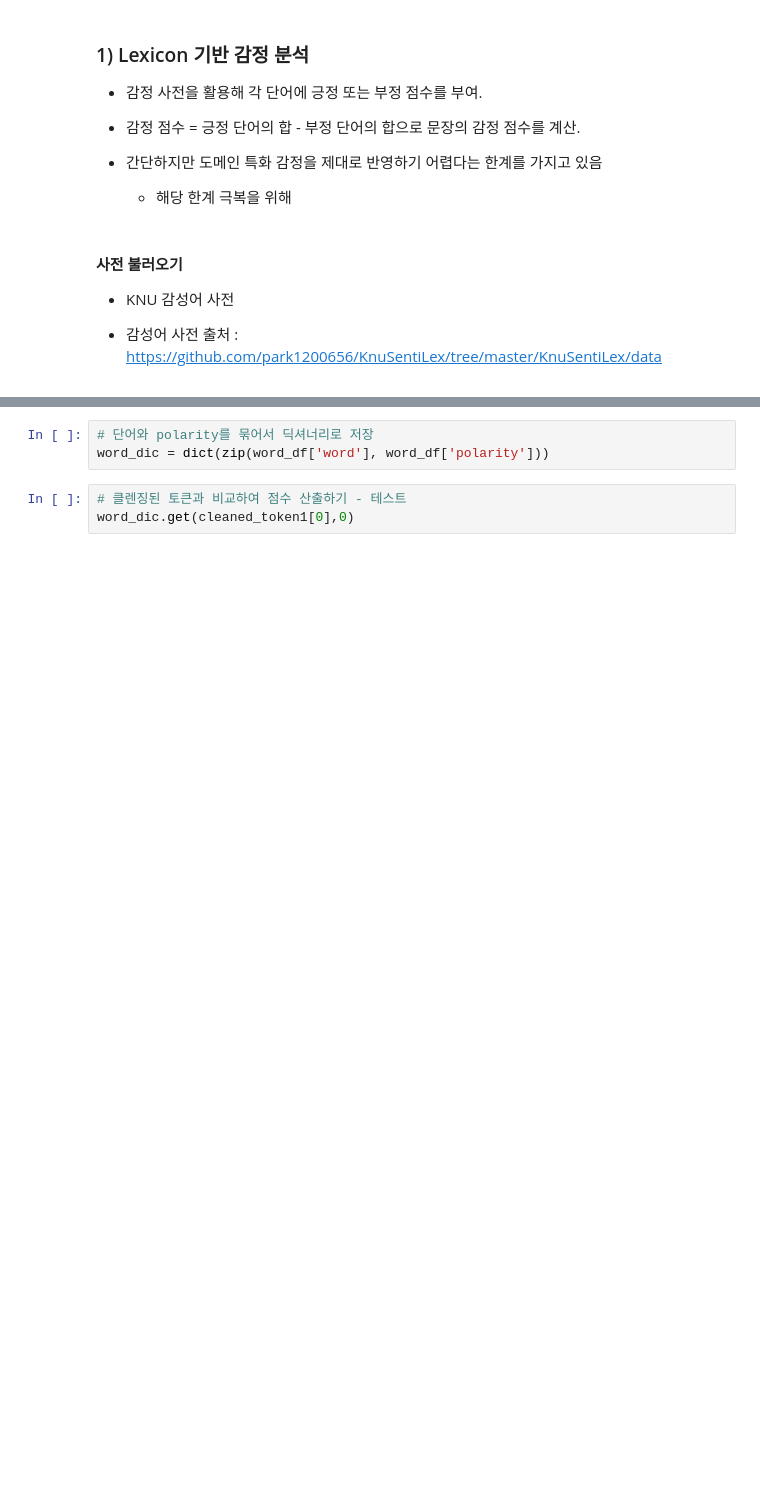
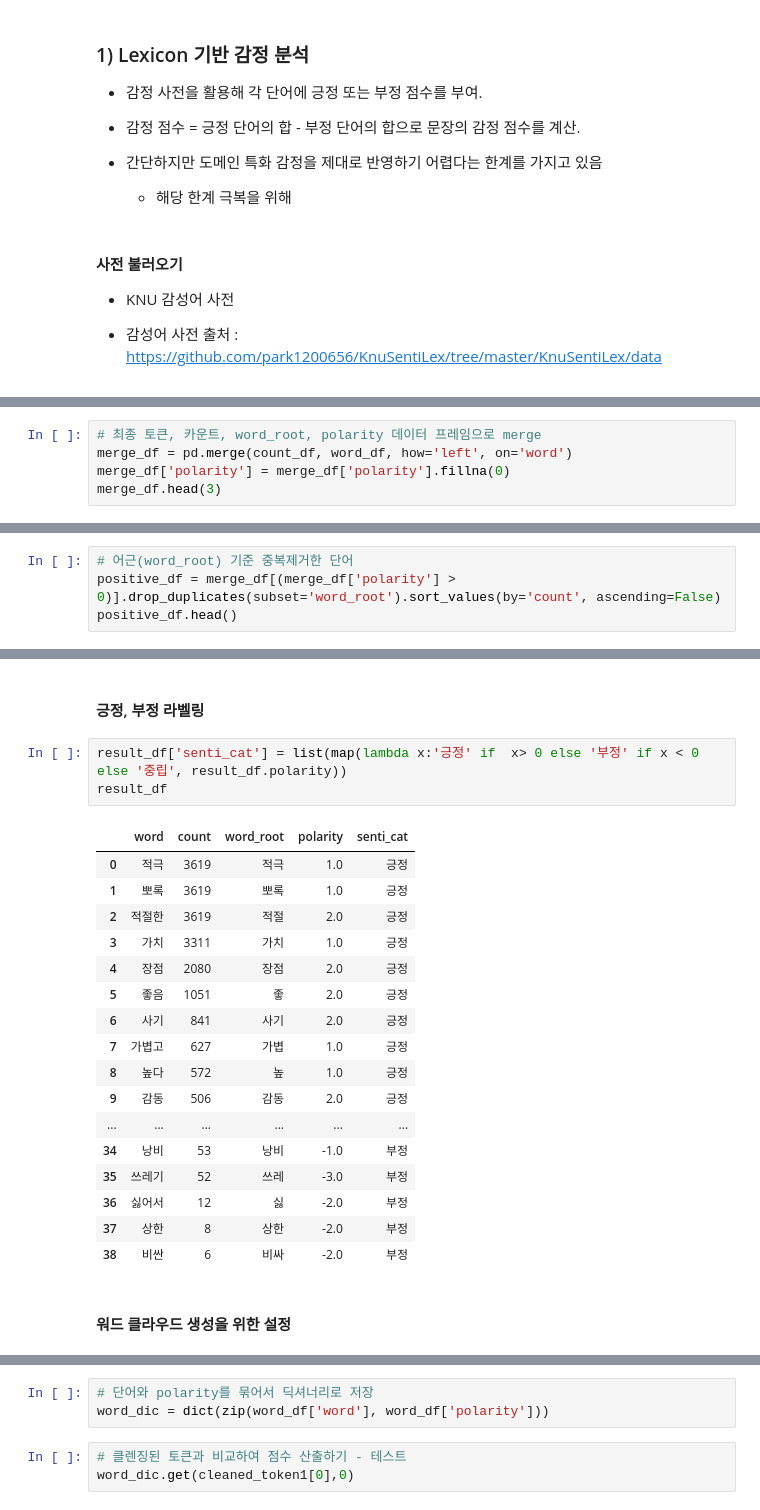
Before and after one commit to harrym8n/Proj_FConline, a Jupyter notebook: scrapping.ipynb, the cells around one changed output, grey strips where cells are left out. Drawn from its saved outputs; the diff is of its cells as text; blank space fills up the shorter version.

```diff
--- a/scrapping.ipynb
+++ b/scrapping.ipynb
@@ -424,0 +468,5 @@ word_dic
+# %%
+# 최종 토큰, 카운트, word_root, polarity 데이터 프레임으로 merge
+merge_df = pd.merge(count_df, word_df, how='left', on='word')
+merge_df['polarity'] = merge_df['polarity'].fillna(0)
+merge_df.head(3)
@@ -424,0 +489,4 @@ word_dic
+# %%
+# 어근(word_root) 기준 중복제거한 단어
+positive_df = merge_df[(merge_df['polarity'] > 0)].drop_duplicates(subset='word_root').sort_values(by='count', ascending=False)
+positive_df.head()
@@ -424,0 +535,25 @@ word_dic
+# %% [markdown]
+#### 긍정, 부정 라벨링
+# %%
+result_df['senti_cat'] = list(map(lambda x:'긍정' if  x> 0 else '부정' if x < 0 else '중립', result_df.polarity))
+result_df
+# %% [output]
+|  | word | count | word_root | polarity | senti_cat |
+| 0 | 적극 | 3619 | 적극 | 1.0 | 긍정 |
+| 1 | 뽀록 | 3619 | 뽀록 | 1.0 | 긍정 |
+| 2 | 적절한 | 3619 | 적절 | 2.0 | 긍정 |
+| 3 | 가치 | 3311 | 가치 | 1.0 | 긍정 |
+| 4 | 장점 | 2080 | 장점 | 2.0 | 긍정 |
+| 5 | 좋음 | 1051 | 좋 | 2.0 | 긍정 |
+| 6 | 사기 | 841 | 사기 | 2.0 | 긍정 |
+| 7 | 가볍고 | 627 | 가볍 | 1.0 | 긍정 |
+| 8 | 높다 | 572 | 높 | 1.0 | 긍정 |
+| 9 | 감동 | 506 | 감동 | 2.0 | 긍정 |
+| ... | ... | ... | ... | ... | ... |
+| 34 | 낭비 | 53 | 낭비 | -1.0 | 부정 |
+| 35 | 쓰레기 | 52 | 쓰레 | -3.0 | 부정 |
+| 36 | 싫어서 | 12 | 싫 | -2.0 | 부정 |
+| 37 | 상한 | 8 | 상한 | -2.0 | 부정 |
+| 38 | 비싼 | 6 | 비싸 | -2.0 | 부정 |
+# %% [markdown]
+#### 워드 클라우드 생성을 위한 설정
```
Also changed, not shown: parts of 25 cells of this notebook.
